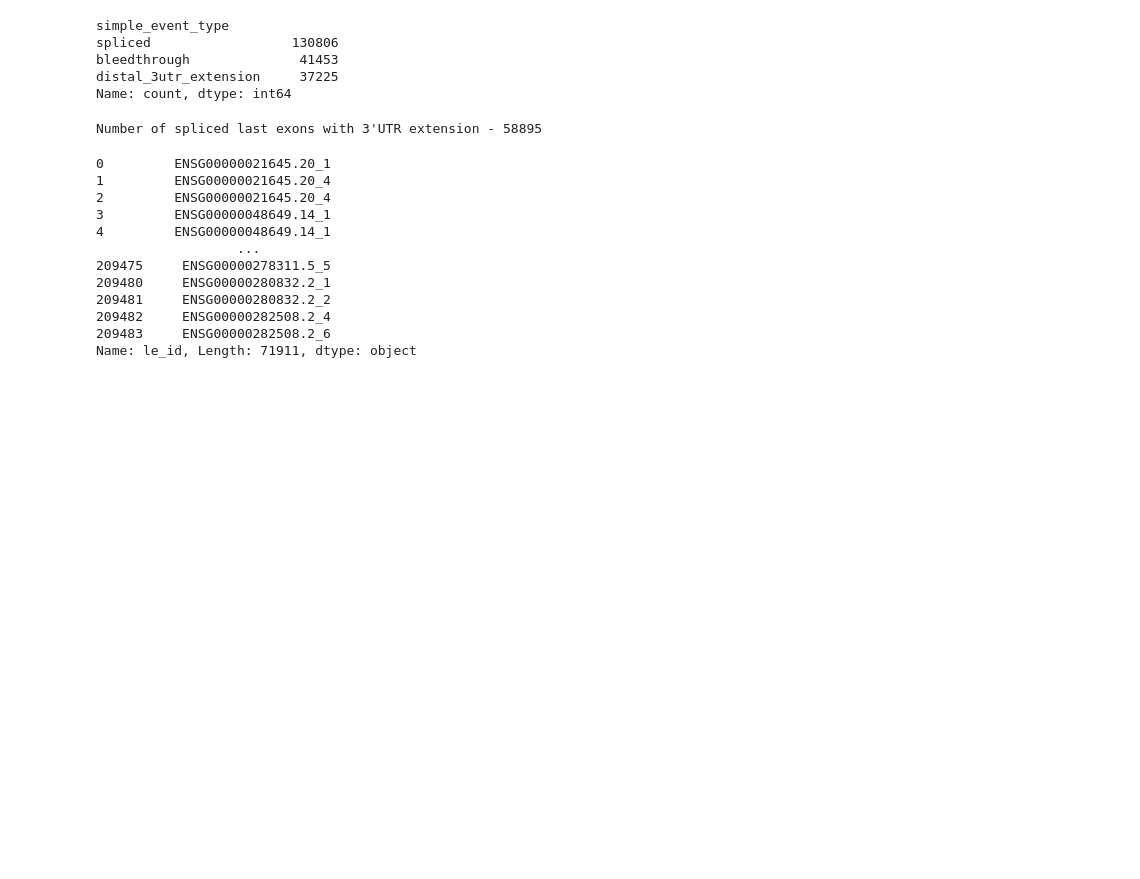
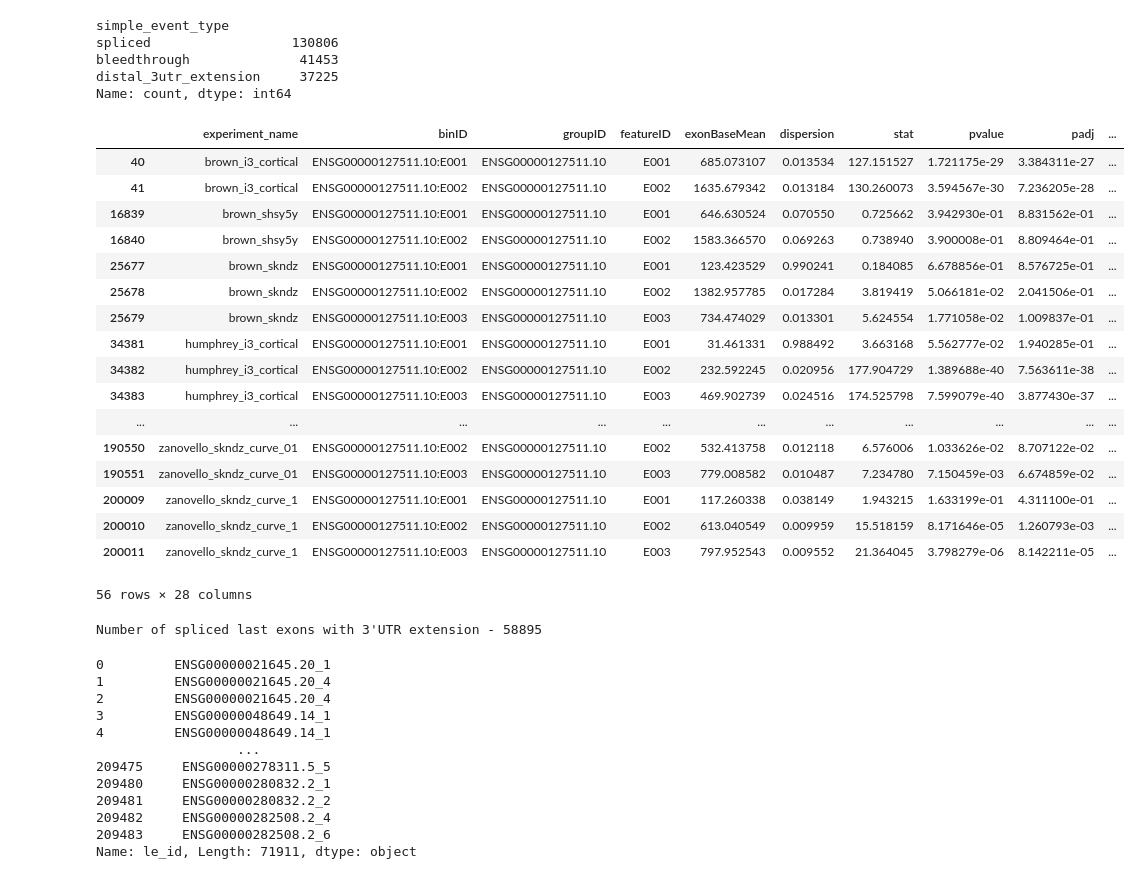
Before and after one commit to frattalab/tdp43-apa, a Jupyter notebook: motifs/notebooks/define_iclip_regions_ale.ipynb, the cells around one changed output. Saved outputs shown, nothing was run; the diff lists cells and outputs as text; code cells hidden in the pictures; blank space fills up the shorter version.

```diff
--- a/motifs/notebooks/define_iclip_regions_ale.ipynb
+++ b/motifs/notebooks/define_iclip_regions_ale.ipynb
@@ -34,6 +34,27 @@ Name: count, dtype: int64
 le_id_spliced = dexseq_df.loc[dexseq_df.simple_event_type == "spliced", "le_id"]
 le_id_bleed = dexseq_df.loc[dexseq_df.simple_event_type == "bleedthrough", "le_id"]
 le_id_d3utr = dexseq_df.loc[dexseq_df.simple_event_type == "distal_3utr_extension", "le_id"]
+# %%
+dexseq_df[dexseq_df["gene_name"] == "SIN3B"]
+# %% [output]
+|  | experiment_name | binID | groupID | featureID | exonBaseMean | dispersion | stat | pvalue | padj | ... |
+| 40 | brown_i3_cortical | ENSG00000127511.10:E001 | ENSG00000127511.10 | E001 | 685.073107 | 0.013534 | 127.151527 | 1.721175e-29 | 3.384311e-27 | ... |
+| 41 | brown_i3_cortical | ENSG00000127511.10:E002 | ENSG00000127511.10 | E002 | 1635.679342 | 0.013184 | 130.260073 | 3.594567e-30 | 7.236205e-28 | ... |
+| 16839 | brown_shsy5y | ENSG00000127511.10:E001 | ENSG00000127511.10 | E001 | 646.630524 | 0.070550 | 0.725662 | 3.942930e-01 | 8.831562e-01 | ... |
+| 16840 | brown_shsy5y | ENSG00000127511.10:E002 | ENSG00000127511.10 | E002 | 1583.366570 | 0.069263 | 0.738940 | 3.900008e-01 | 8.809464e-01 | ... |
+| 25677 | brown_skndz | ENSG00000127511.10:E001 | ENSG00000127511.10 | E001 | 123.423529 | 0.990241 | 0.184085 | 6.678856e-01 | 8.576725e-01 | ... |
+| 25678 | brown_skndz | ENSG00000127511.10:E002 | ENSG00000127511.10 | E002 | 1382.957785 | 0.017284 | 3.819419 | 5.066181e-02 | 2.041506e-01 | ... |
+| 25679 | brown_skndz | ENSG00000127511.10:E003 | ENSG00000127511.10 | E003 | 734.474029 | 0.013301 | 5.624554 | 1.771058e-02 | 1.009837e-01 | ... |
+| 34381 | humphrey_i3_cortical | ENSG00000127511.10:E001 | ENSG00000127511.10 | E001 | 31.461331 | 0.988492 | 3.663168 | 5.562777e-02 | 1.940285e-01 | ... |
+| 34382 | humphrey_i3_cortical | ENSG00000127511.10:E002 | ENSG00000127511.10 | E002 | 232.592245 | 0.020956 | 177.904729 | 1.389688e-40 | 7.563611e-38 | ... |
+| 34383 | humphrey_i3_cortical | ENSG00000127511.10:E003 | ENSG00000127511.10 | E003 | 469.902739 | 0.024516 | 174.525798 | 7.599079e-40 | 3.877430e-37 | ... |
+| ... | ... | ... | ... | ... | ... | ... | ... | ... | ... | ... |
+| 190550 | zanovello_skndz_curve_01 | ENSG00000127511.10:E002 | ENSG00000127511.10 | E002 | 532.413758 | 0.012118 | 6.576006 | 1.033626e-02 | 8.707122e-02 | ... |
+| 190551 | zanovello_skndz_curve_01 | ENSG00000127511.10:E003 | ENSG00000127511.10 | E003 | 779.008582 | 0.010487 | 7.234780 | 7.150459e-03 | 6.674859e-02 | ... |
+| 200009 | zanovello_skndz_curve_1 | ENSG00000127511.10:E001 | ENSG00000127511.10 | E001 | 117.260338 | 0.038149 | 1.943215 | 1.633199e-01 | 4.311100e-01 | ... |
+| 200010 | zanovello_skndz_curve_1 | ENSG00000127511.10:E002 | ENSG00000127511.10 | E002 | 613.040549 | 0.009959 | 15.518159 | 8.171646e-05 | 1.260793e-03 | ... |
+| 200011 | zanovello_skndz_curve_1 | ENSG00000127511.10:E003 | ENSG00000127511.10 | E003 | 797.952543 | 0.009552 | 21.364045 | 3.798279e-06 | 8.142211e-05 | ... |
+56 rows × 28 columns
 # %%
 # good idea to ensure don't consider spliced LEs that have a 3'UTR extension
 # UPDATE now need to select representative proximal site for each distal site, since quantification approach lumps together all annotated proximal sites (and compares them to extension)
```
Also changed, not shown: parts of 21 cells of this notebook, 1 other file.
